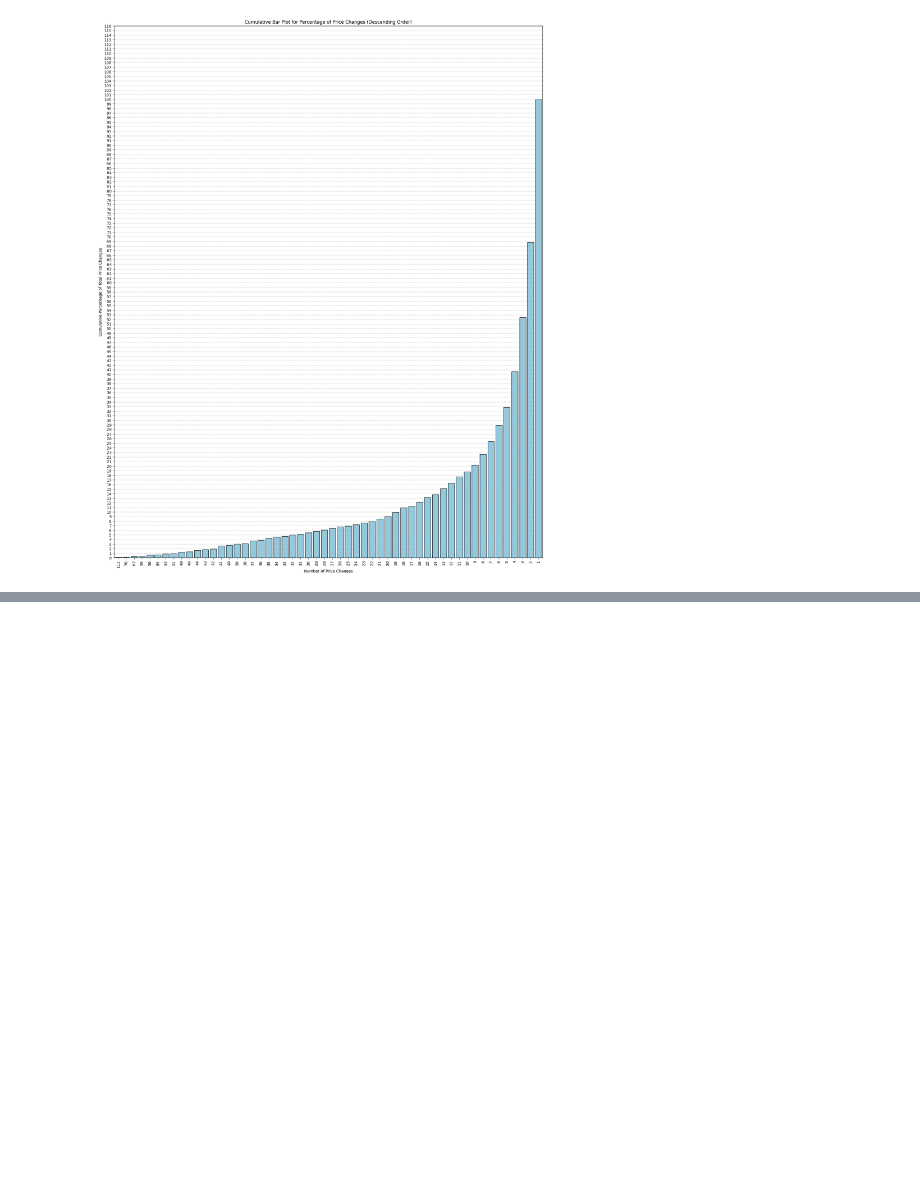
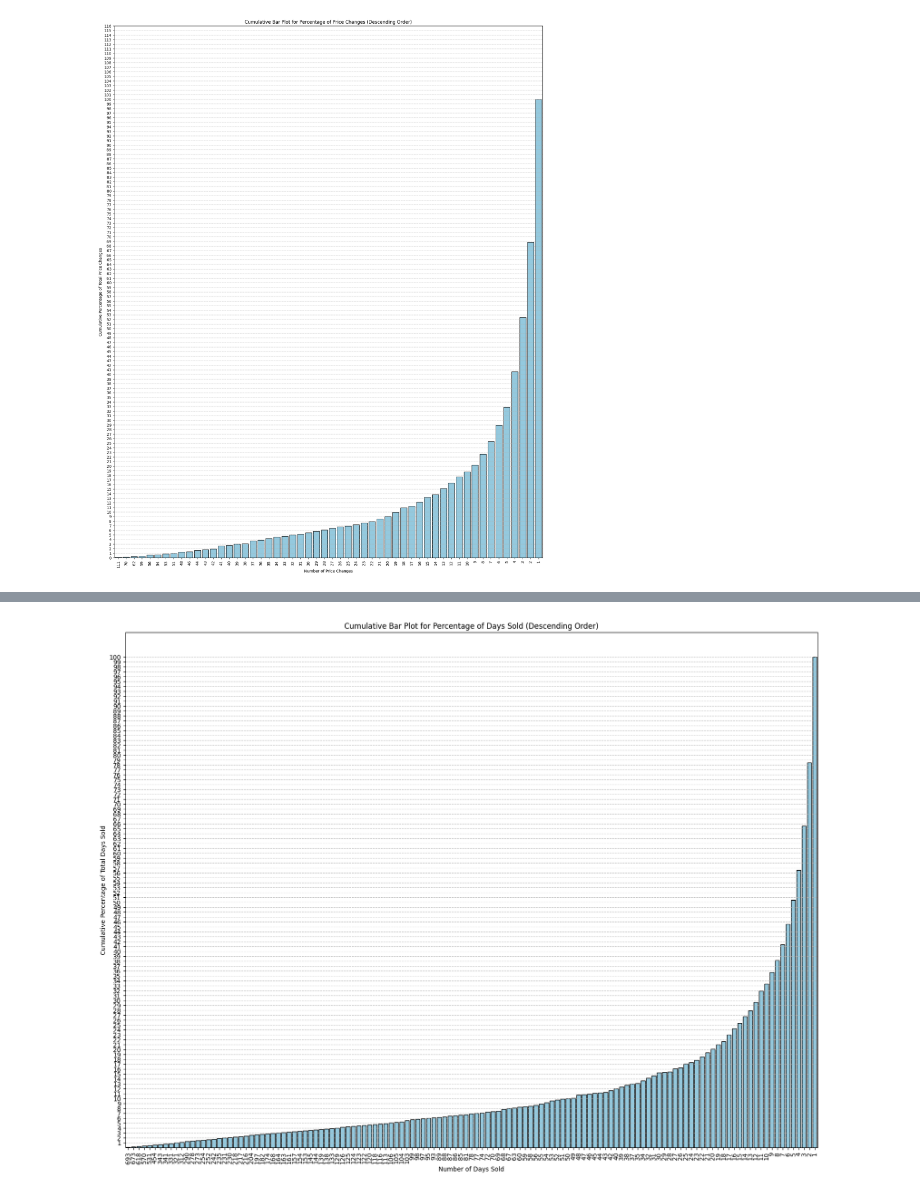
Before and after one commit to Ateeb626/Darts_Experimentation, a Jupyter notebook: EDA_Threshold.ipynb, the cells around one changed output, grey strips where cells are left out. Saved outputs shown, nothing was run; the diff lists cells and outputs as text; code cells hidden in the pictures; blank space fills up the shorter version.

```diff
--- a/EDA_Threshold.ipynb
+++ b/EDA_Threshold.ipynb
@@ -143,0 +186,26 @@ plt.show()
+# %%
+# Calculate the percentage of no_of_days_sold relative to the total
+dynamic_pricing_data['percentage_of_days_sold'] = (dynamic_pricing_data['no_of_days_sold'] / dynamic_pricing_data['no_of_days_sold'].sum()) * 100
+
+# Count the occurrences of each number of price changes
+days_count = dynamic_pricing_data['no_of_days_sold'].value_counts().sort_index()
+
+# Calculate the total number of price changes
+total_days_sold = dynamic_pricing_data['no_of_days_sold'].count()
+
+# Calculate the cumulative percentage in descending order
+cumulative_percentage = days_count[::-1].cumsum()[::-1] / total_days_sold * 100
+
+# Plotting a bar plot with cumulative percentage on the y-axis
+plt.figure(figsize=(20, 15))
+sns.barplot(x=cumulative_percentage.index, y=cumulative_percentage.values, color='skyblue', edgecolor='black')
+plt.xlabel('Number of Days Sold')
+plt.ylabel('Cumulative Percentage of Total Days Sold')
+plt.title('Cumulative Bar Plot for Percentage of Days Sold (Descending Order)')
+plt.xticks(rotation=90)
+plt.gca().invert_xaxis()
+plt.yticks(range(1, 101))
+plt.grid(axis='y', linestyle='--', alpha=0.7)
+plt.show()
+# %% [output]
+[figure, added]
```
Also changed, not shown: parts of 2 cells of this notebook, 2 other files.
